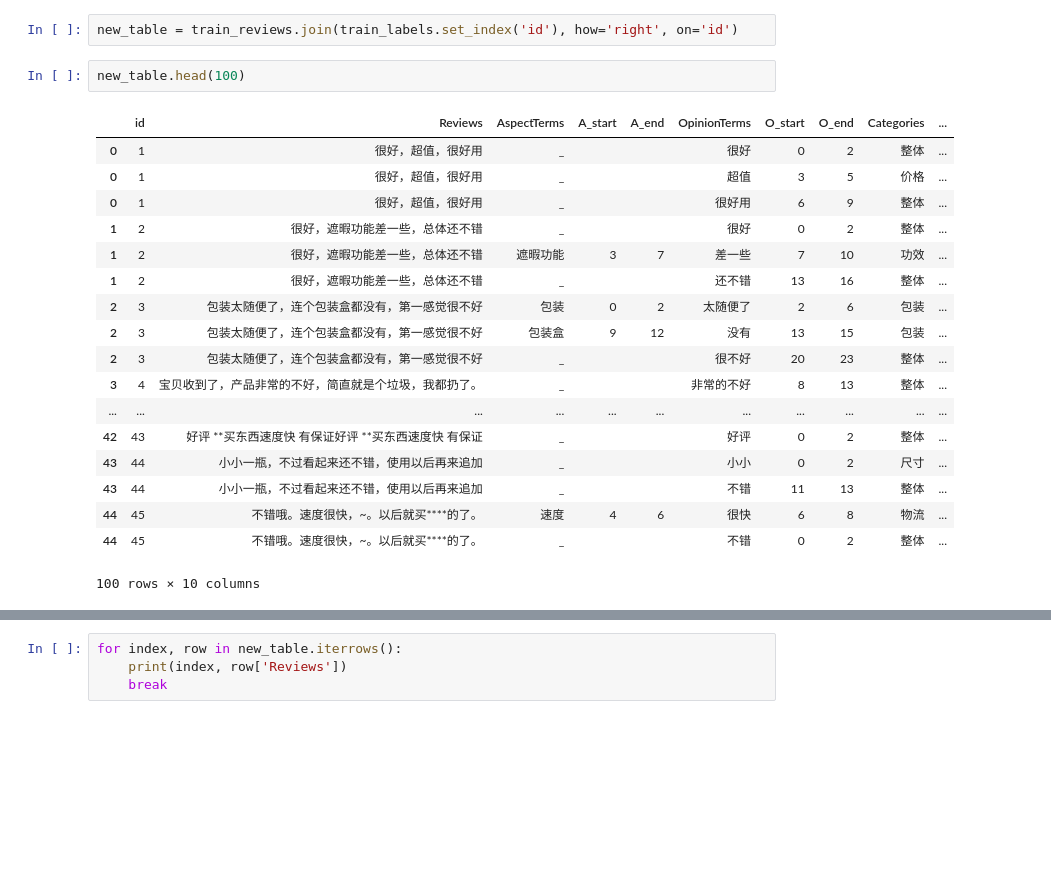
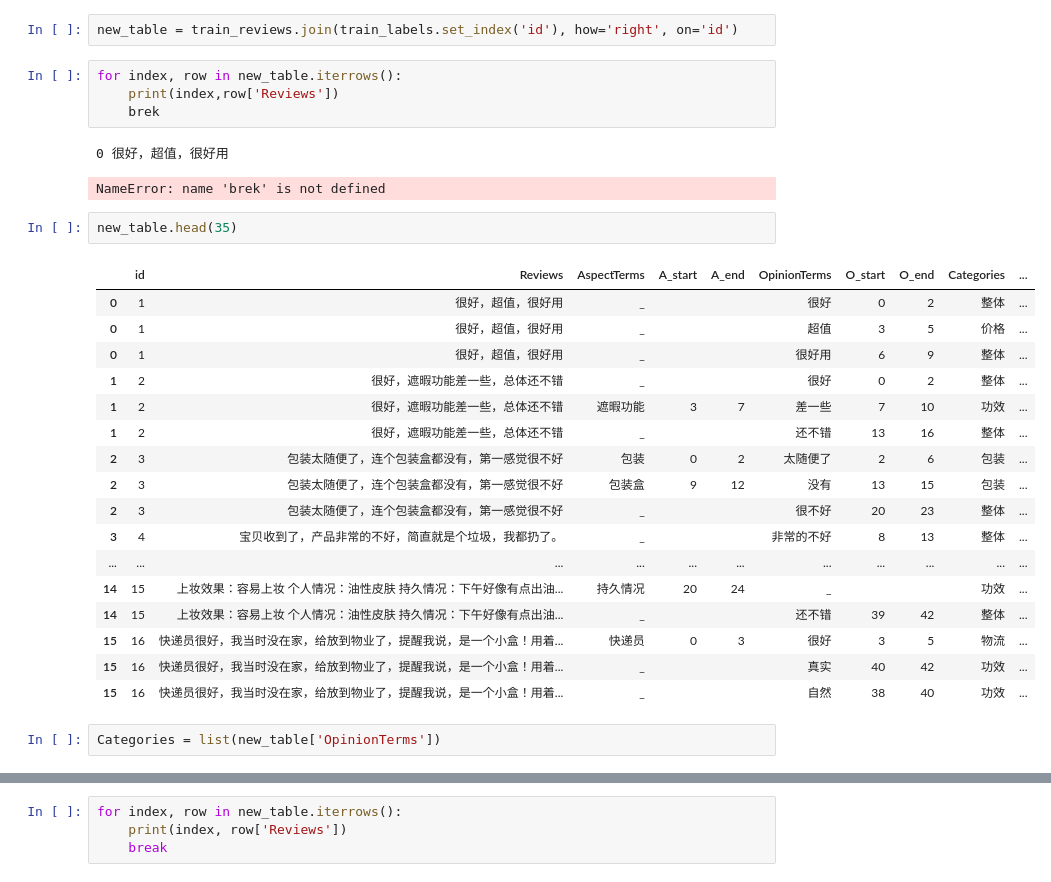
Before and after one commit to callmecaesar/zhijiang, a Jupyter notebook: code/DataPreprocess.ipynb, the cells around one changed output, grey strips where cells are left out. Drawn from its saved outputs; the diff is of its cells as text; blank space fills up the shorter version.

```diff
--- a/code/DataPreprocess.ipynb
+++ b/code/DataPreprocess.ipynb
@@ -42,24 +42,32 @@ for index, g in group:
 [(0, 'O很好'), (3, 'O超值'), (6, 'O很好用')]
 # %%
 new_table = train_reviews.join(train_labels.set_index('id'), how='right', on='id')
+# %%
+for index, row in new_table.iterrows():
+    print(index,row['Reviews'])
+    brek
+# %% [output]
+0 很好，超值，很好用
+NameError: name 'brek' is not defined
 # %%
-new_table.head(100)
+new_table.head(35)
 # %% [output]
 |  | id | Reviews | AspectTerms | A_start | A_end | OpinionTerms | O_start | O_end | Categories | ... |
 | 0 | 1 | 很好，超值，很好用 | _ |  |  | 很好 | 0 | 2 | 整体 | ... |
 | 0 | 1 | 很好，超值，很好用 | _ |  |  | 超值 | 3 | 5 | 价格 | ... |
 | 0 | 1 | 很好，超值，很好用 | _ |  |  | 很好用 | 6 | 9 | 整体 | ... |
 | 1 | 2 | 很好，遮暇功能差一些，总体还不错 | _ |  |  | 很好 | 0 | 2 | 整体 | ... |
 | 1 | 2 | 很好，遮暇功能差一些，总体还不错 | 遮暇功能 | 3 | 7 | 差一些 | 7 | 10 | 功效 | ... |
 | 1 | 2 | 很好，遮暇功能差一些，总体还不错 | _ |  |  | 还不错 | 13 | 16 | 整体 | ... |
 | 2 | 3 | 包装太随便了，连个包装盒都没有，第一感觉很不好 | 包装 | 0 | 2 | 太随便了 | 2 | 6 | 包装 | ... |
 | 2 | 3 | 包装太随便了，连个包装盒都没有，第一感觉很不好 | 包装盒 | 9 | 12 | 没有 | 13 | 15 | 包装 | ... |
 | 2 | 3 | 包装太随便了，连个包装盒都没有，第一感觉很不好 | _ |  |  | 很不好 | 20 | 23 | 整体 | ... |
 | 3 | 4 | 宝贝收到了，产品非常的不好，简直就是个垃圾，我都扔了。 | _ |  |  | 非常的不好 | 8 | 13 | 整体 | ... |
 | ... | ... | ... | ... | ... | ... | ... | ... | ... | ... | ... |
-| 42 | 43 | 好评 **买东西速度快 有保证好评 **买东西速度快 有保证 | _ |  |  | 好评 | 0 | 2 | 整体 | ... |
-| 43 | 44 | 小小一瓶，不过看起来还不错，使用以后再来追加 | _ |  |  | 小小 | 0 | 2 | 尺寸 | ... |
-| 43 | 44 | 小小一瓶，不过看起来还不错，使用以后再来追加 | _ |  |  | 不错 | 11 | 13 | 整体 | ... |
-| 44 | 45 | 不错哦。速度很快，~。以后就买****的了。 | 速度 | 4 | 6 | 很快 | 6 | 8 | 物流 | ... |
-| 44 | 45 | 不错哦。速度很快，~。以后就买****的了。 | _ |  |  | 不错 | 0 | 2 | 整体 | ... |
+| 14 | 15 | 上妆效果：容易上妆 个人情况：油性皮肤 持久情况：下午好像有点出油... | 持久情况 | 20 | 24 | _ |  |  | 功效 | ... |
+| 14 | 15 | 上妆效果：容易上妆 个人情况：油性皮肤 持久情况：下午好像有点出油... | _ |  |  | 还不错 | 39 | 42 | 整体 | ... |
+| 15 | 16 | 快递员很好，我当时没在家，给放到物业了，提醒我说，是一个小盒！用着... | 快递员 | 0 | 3 | 很好 | 3 | 5 | 物流 | ... |
+| 15 | 16 | 快递员很好，我当时没在家，给放到物业了，提醒我说，是一个小盒！用着... | _ |  |  | 真实 | 40 | 42 | 功效 | ... |
+| 15 | 16 | 快递员很好，我当时没在家，给放到物业了，提醒我说，是一个小盒！用着... | _ |  |  | 自然 | 38 | 40 | 功效 | ... |
-100 rows × 10 columns
+# %%
+Categories = list(new_table['OpinionTerms'])
```
Also changed, not shown: parts of 6 cells of this notebook, 2 other files.
